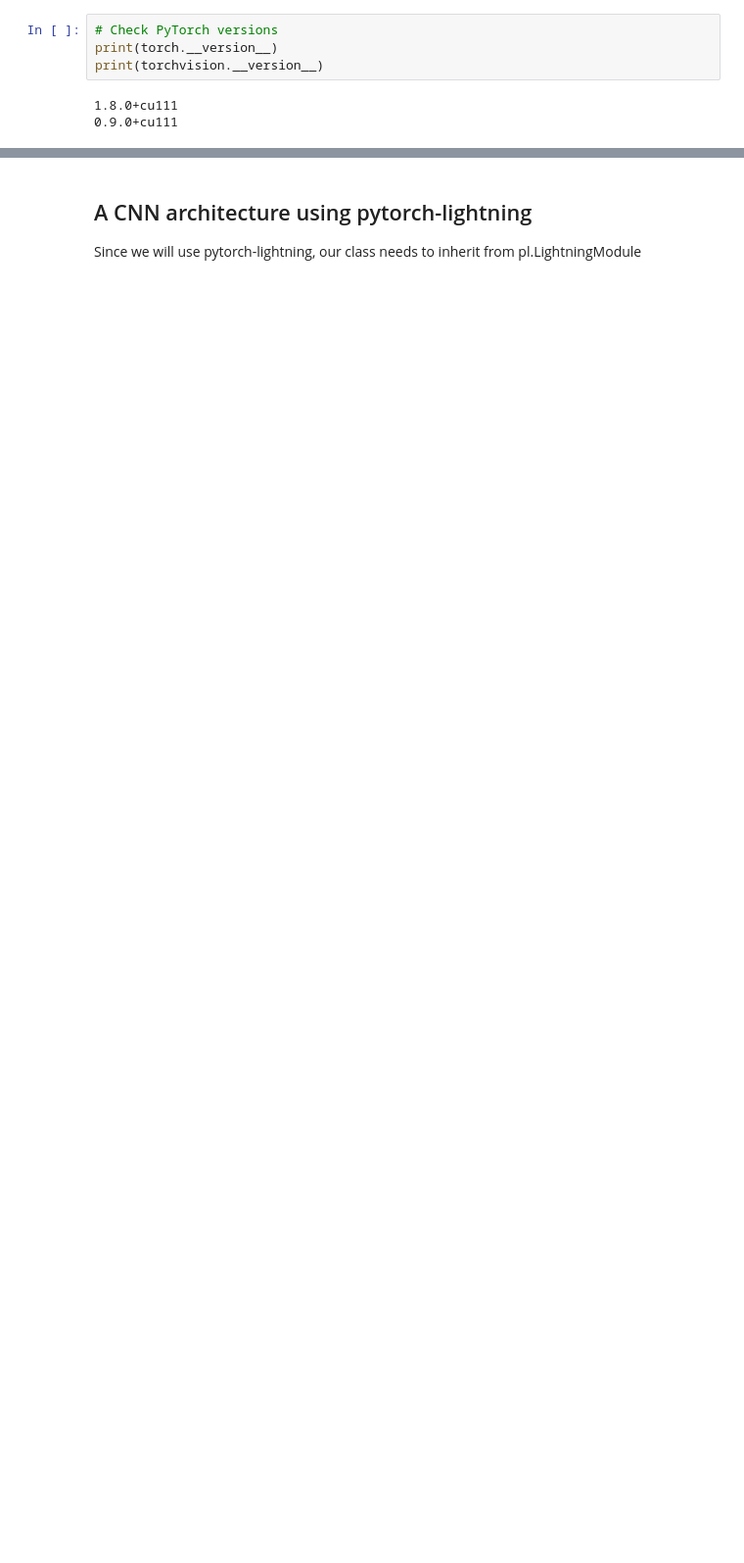
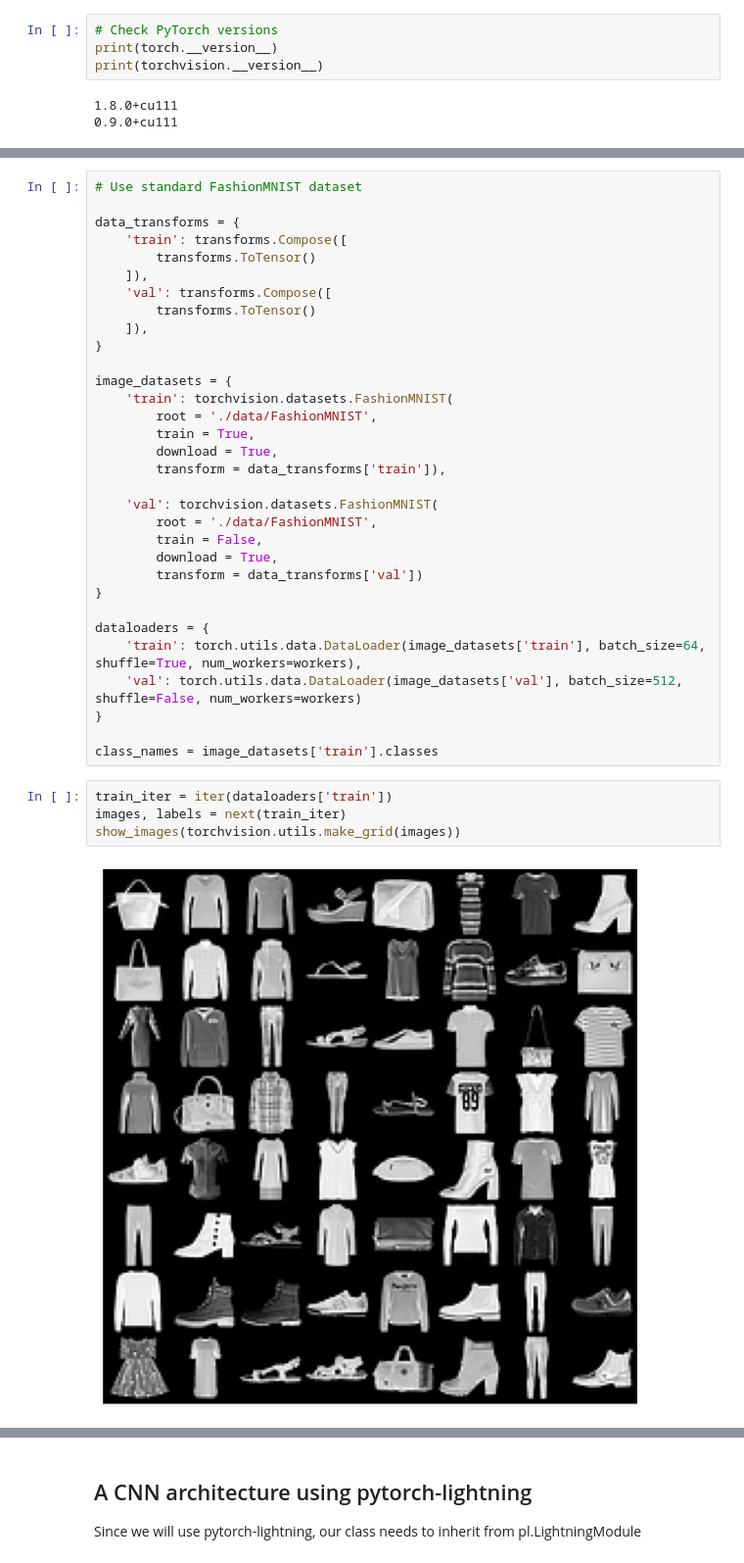
Before and after one commit to JLechuga94/DeepLearning, a Jupyter notebook: T4/tutorial04a.ipynb, the cells around one changed output, grey strips where cells are left out. Shown: that part at 98% size. Cells and saved outputs as stored; diff of their text form; blank space fills up the shorter version.

```diff
--- a/T4/tutorial04a.ipynb
+++ b/T4/tutorial04a.ipynb
@@ -87 +170,39 @@ show_images(torchvision.utils.make_grid(images))
+# %%
+# Use standard FashionMNIST dataset
+
+data_transforms = {
+    'train': transforms.Compose([
+        transforms.ToTensor()
+    ]),
+    'val': transforms.Compose([
+        transforms.ToTensor()
+    ]),
+}
+
+image_datasets = {
+    'train': torchvision.datasets.FashionMNIST(
+        root = './data/FashionMNIST',
+        train = True,
+        download = True,
+        transform = data_transforms['train']),
+
+    'val': torchvision.datasets.FashionMNIST(
+        root = './data/FashionMNIST',
+        train = False,
+        download = True,
+        transform = data_transforms['val'])
+}
+
+dataloaders = {
+    'train': torch.utils.data.DataLoader(image_datasets['train'], batch_size=64, shuffle=True, num_workers=workers),
+    'val': torch.utils.data.DataLoader(image_datasets['val'], batch_size=512, shuffle=False, num_workers=workers)
+}
+
+class_names = image_datasets['train'].classes
+# %%
+train_iter = iter(dataloaders['train'])
+images, labels = next(train_iter)
+show_images(torchvision.utils.make_grid(images))
+# %% [output]
+[figure, added]
 # %%
```
Also changed, not shown: parts of 73 cells of this notebook.
